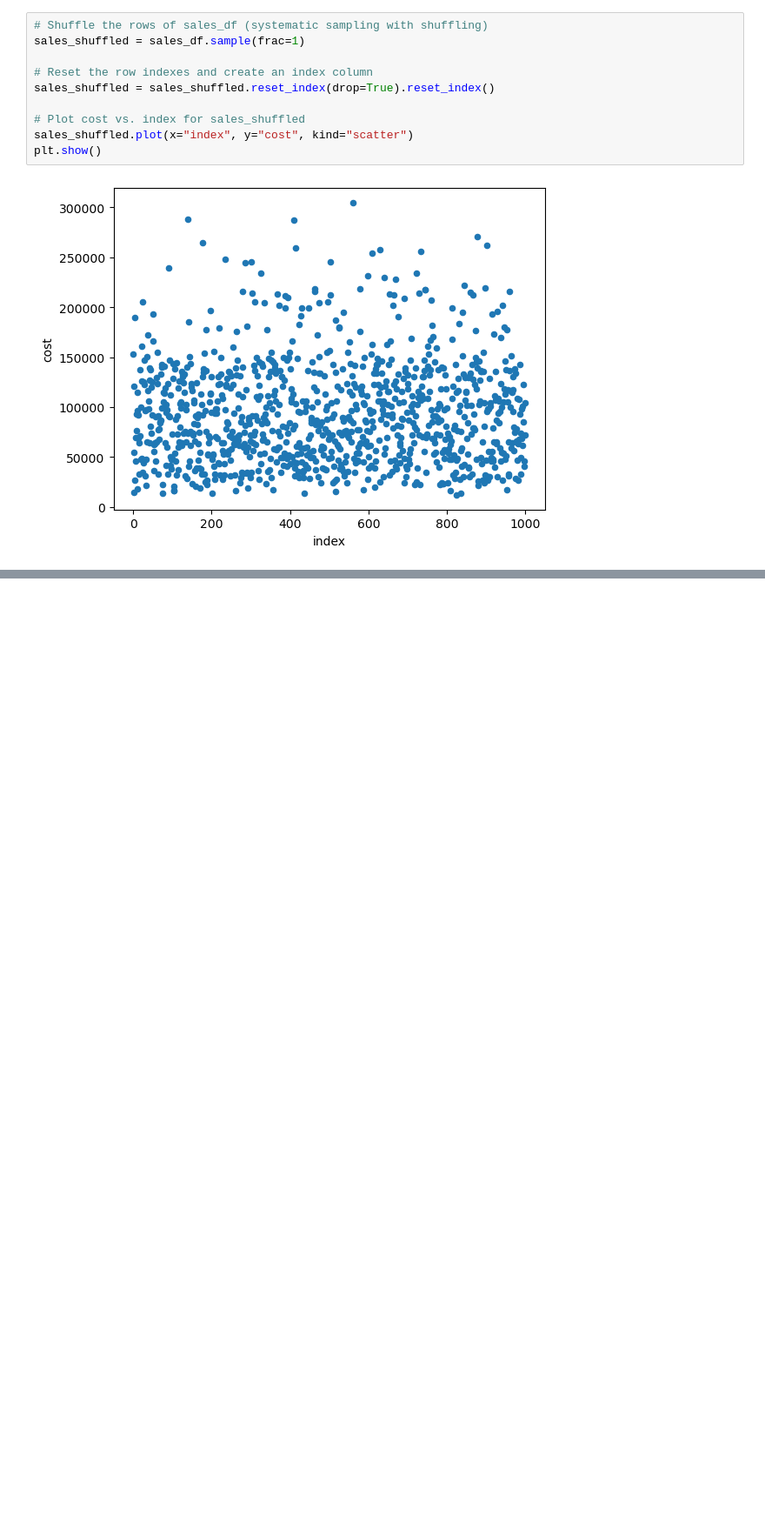
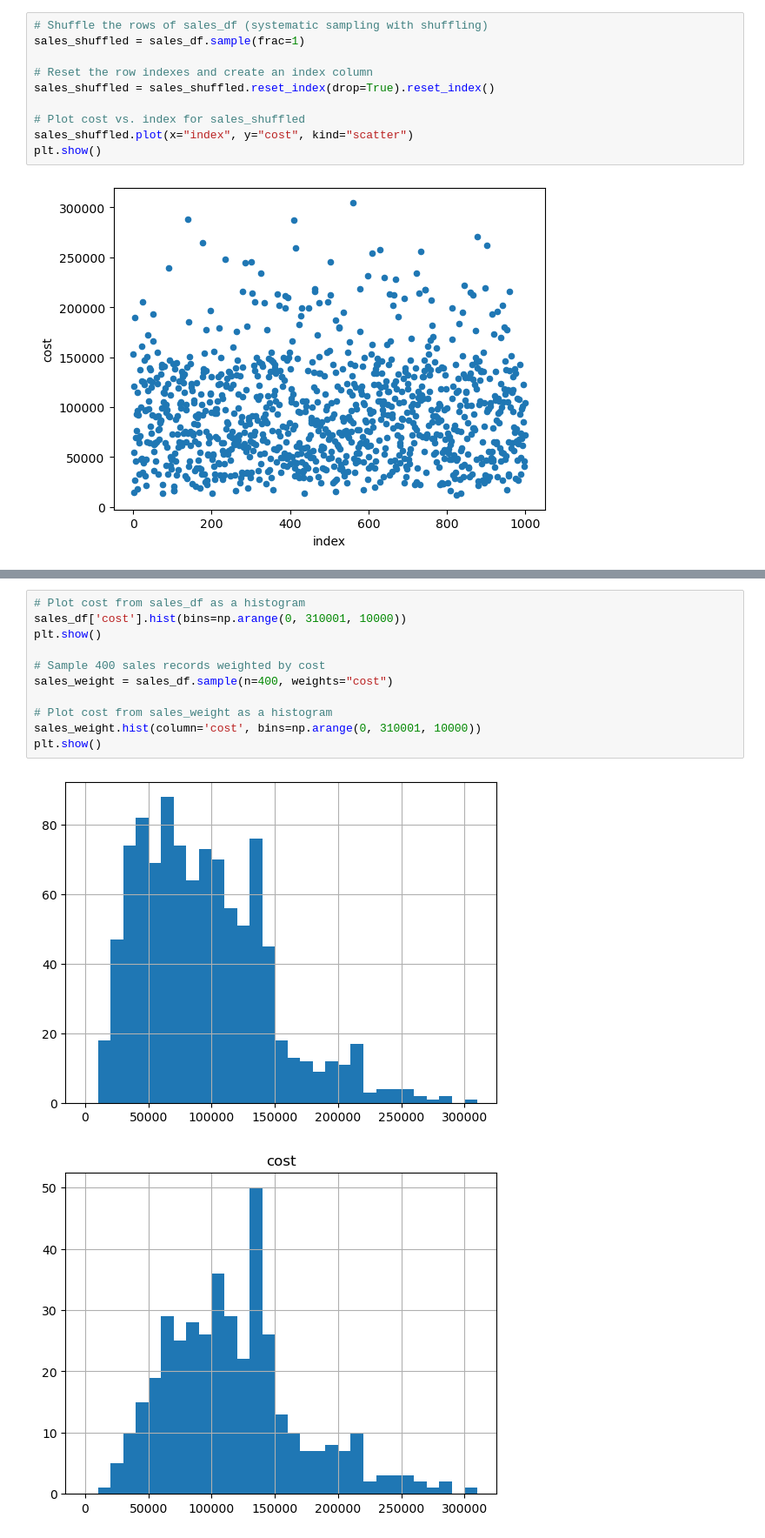
Before and after one commit to saalssall/Statistics_In_Python, a Jupyter notebook: Sampling.ipynb, the cells around one changed output, grey strips where cells are left out. Shown at 87% size. Saved outputs shown, nothing was run; the diff lists cells and outputs as text; blank space fills up the shorter version.

```diff
--- a/Sampling.ipynb
+++ b/Sampling.ipynb
@@ -219,0 +303,14 @@ plt.show()
+# %%
+# Plot cost from sales_df as a histogram
+sales_df['cost'].hist(bins=np.arange(0, 310001, 10000))
+plt.show()
+
+# Sample 400 sales records weighted by cost
+sales_weight = sales_df.sample(n=400, weights="cost")
+
+# Plot cost from sales_weight as a histogram
+sales_weight.hist(column='cost', bins=np.arange(0, 310001, 10000))
+plt.show()
+# %% [output]
+[figure, added]
+[figure, added]
```
Also changed, not shown: parts of 3 cells of this notebook.
